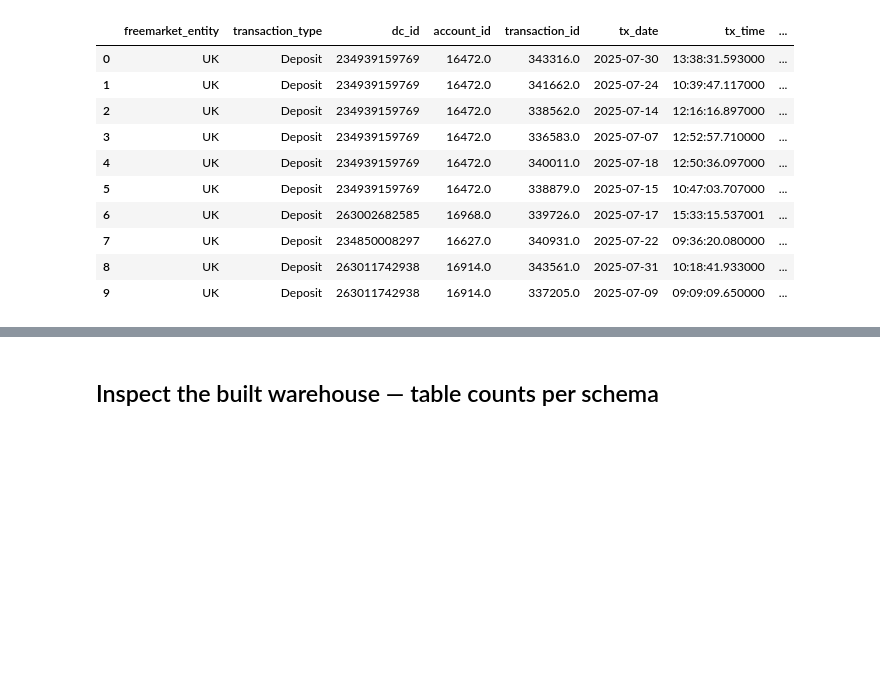
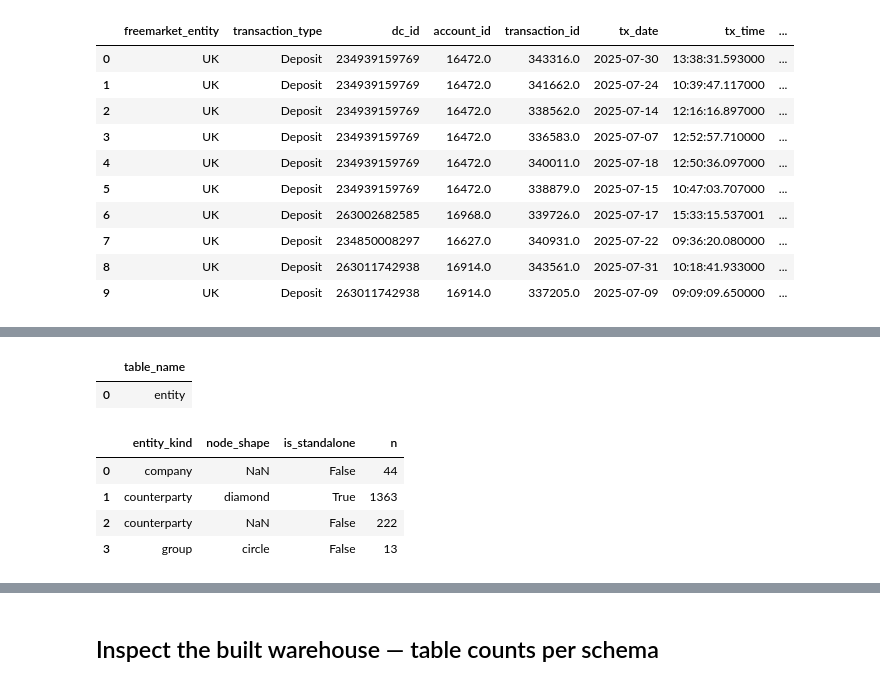
Before and after one commit to hallabehery/FM-Data-Engineer-Test-HS, a Jupyter notebook: notebook/pipeline.ipynb, the cells around one changed output, grey strips where cells are left out. Drawn from its saved outputs; the diff is of its cells as text; code cells hidden in the pictures; blank space fills up the shorter version.

```diff
--- a/notebook/pipeline.ipynb
+++ b/notebook/pipeline.ipynb
@@ -286,0 +230,15 @@ con.sql('''
+# %%
+con.sql("SELECT table_name FROM duckdb_tables() WHERE schema_name = 'data_mart' ORDER BY table_name").df()
+# %% [output]
+|  | table_name |
+| 0 | entity |
+# %%
+# entity mix: kind × node_shape
+con.sql('''SELECT entity_kind, node_shape, is_standalone, COUNT(*) n
+           FROM data_mart.entity GROUP BY 1,2,3 ORDER BY 1,2''').df()
+# %% [output]
+|  | entity_kind | node_shape | is_standalone | n |
+| 0 | company | NaN | False | 44 |
+| 1 | counterparty | diamond | True | 1363 |
+| 2 | counterparty | NaN | False | 222 |
+| 3 | group | circle | False | 13 |
```
Also changed, not shown: parts of 32 cells of this notebook, 5 other files.
